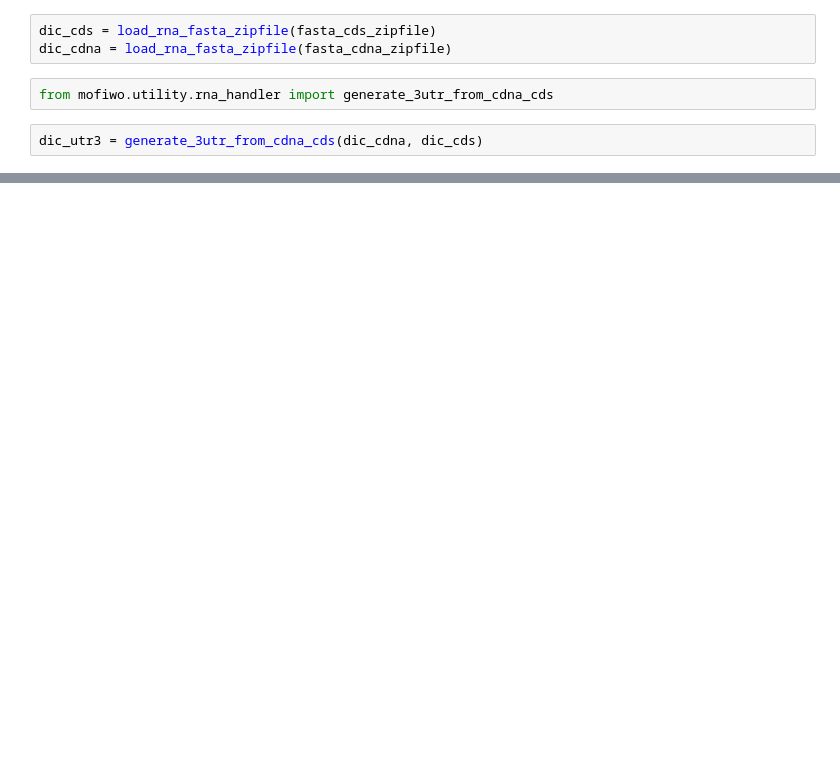
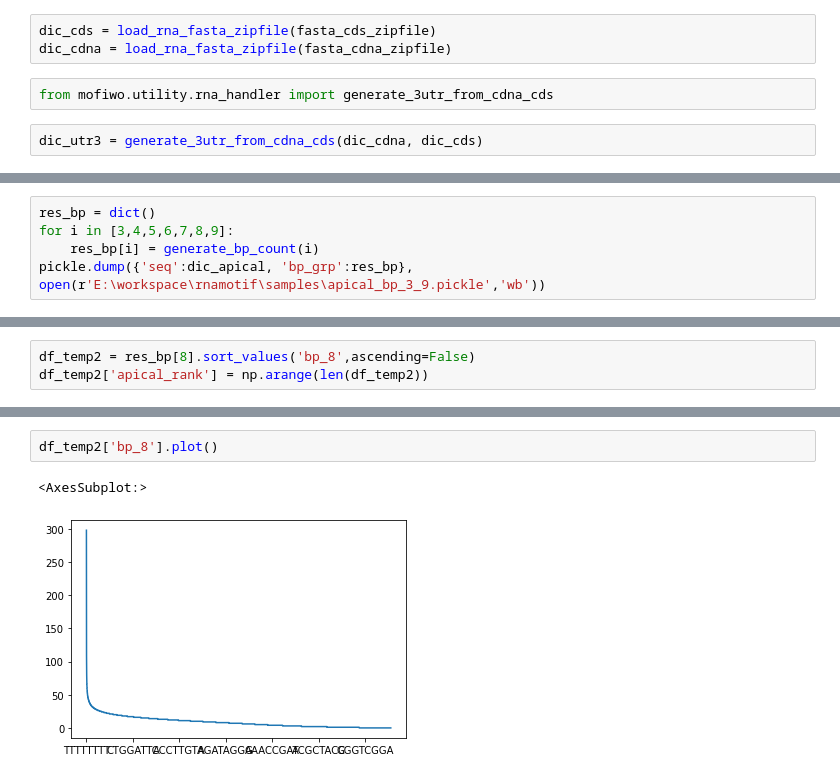
Before and after one commit to byeungchun/mofiwo, a Jupyter notebook: notebook/mofiwo test.ipynb, the cells around one changed output, grey strips where cells are left out. Cells and saved outputs as stored; diff of their text form; blank space fills up the shorter version.

```diff
--- a/notebook/mofiwo test.ipynb
+++ b/notebook/mofiwo test.ipynb
@@ -61,0 +85,5 @@ WebDriverException: Message: unknown error: net::ERR_SSL_PROTOCOL_ERROR
+# %%
+res_bp = dict()
+for i in [3,4,5,6,7,8,9]:
+    res_bp[i] = generate_bp_count(i)
+pickle.dump({'seq':dic_apical, 'bp_grp':res_bp}, open(r'E:\workspace\rnamotif\samples\apical_bp_3_9.pickle','wb'))
@@ -61,0 +95,3 @@ WebDriverException: Message: unknown error: net::ERR_SSL_PROTOCOL_ERROR
+# %%
+df_temp2 = res_bp[8].sort_values('bp_8',ascending=False)
+df_temp2['apical_rank'] = np.arange(len(df_temp2))
@@ -61,0 +139,5 @@ WebDriverException: Message: unknown error: net::ERR_SSL_PROTOCOL_ERROR
+# %%
+df_temp2['bp_8'].plot()
+# %% [output]
+<AxesSubplot:>
+[figure, added]
```
Also changed, not shown: parts of 27 cells of this notebook, 3 other files.
